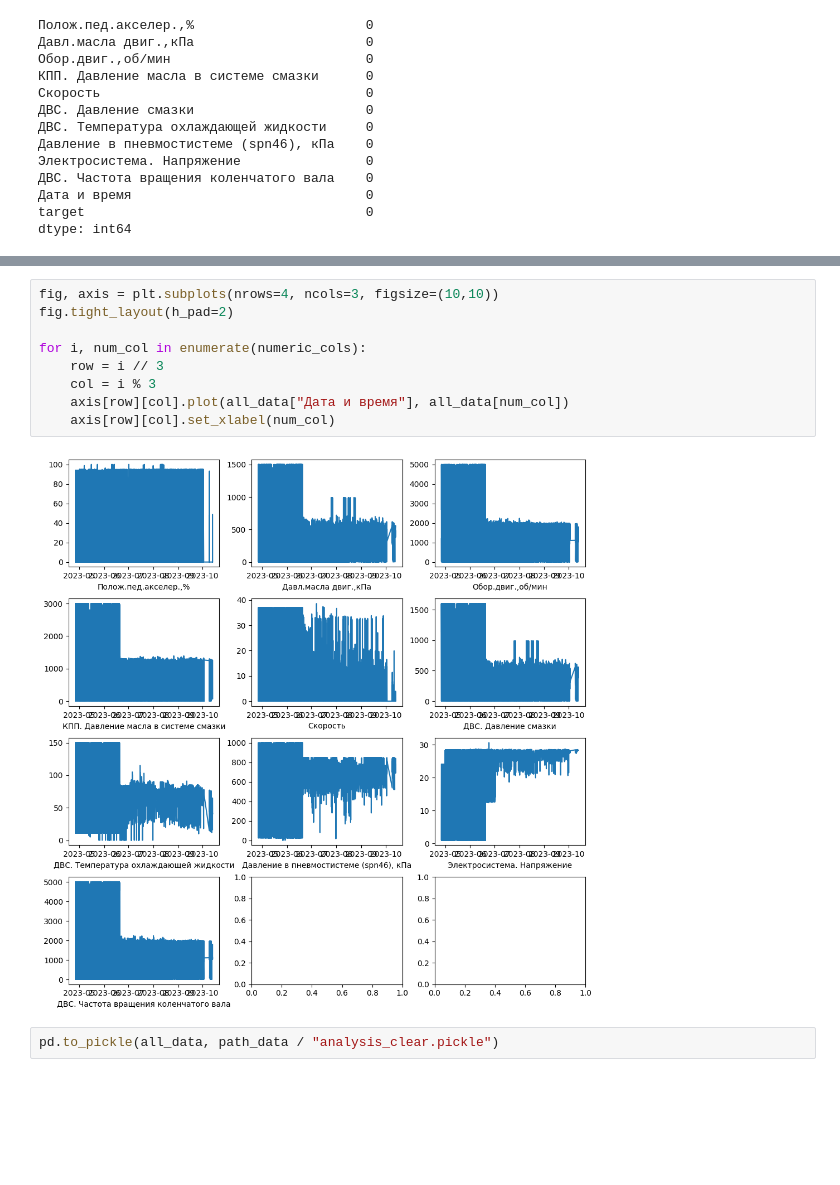
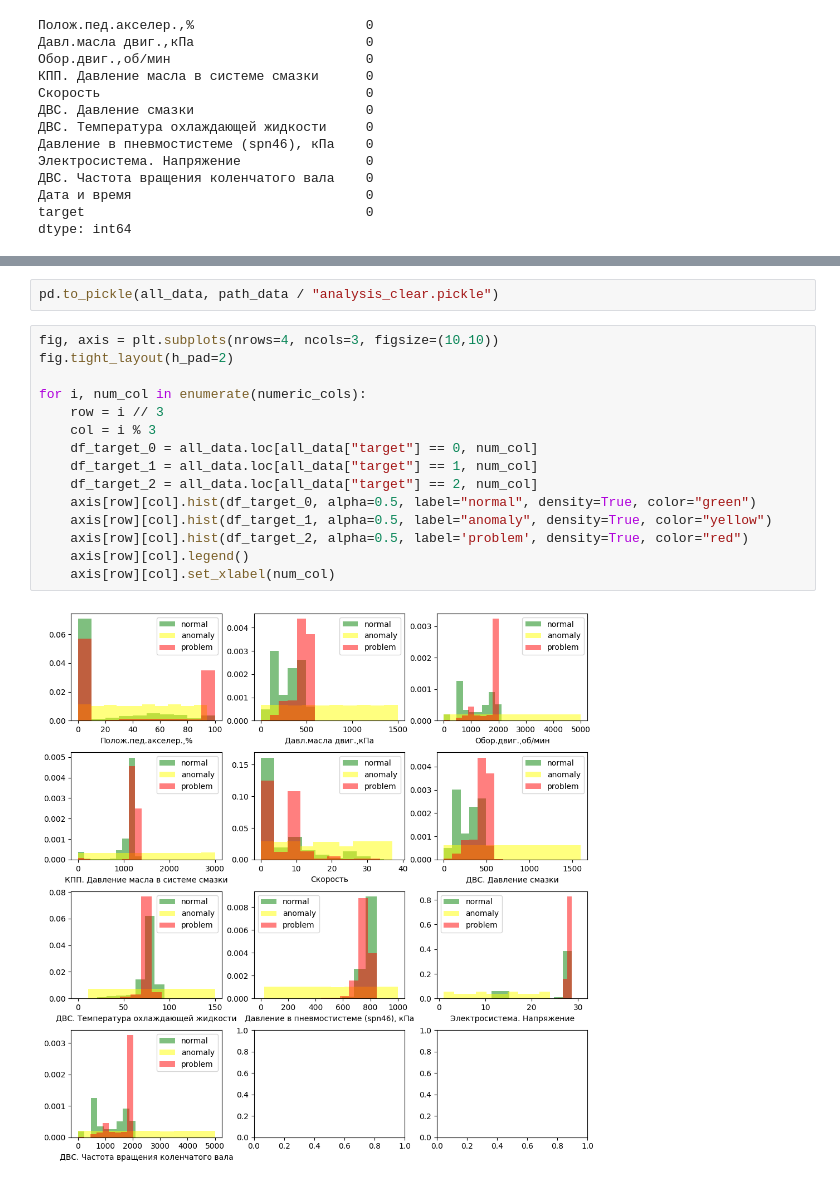
Before and after one commit to Felecort/tractor_forecasting_Hackathon, a Jupyter notebook: EDA/1_preapre_anp_data.ipynb, the cells around one changed output, grey strips where cells are left out. Cells and saved outputs as stored; diff of their text form; blank space fills up the shorter version.

```diff
--- a/EDA/1_preapre_anp_data.ipynb
+++ b/EDA/1_preapre_anp_data.ipynb
@@ -176,13 +165,19 @@ for i in range(3):
-# %%
-fig, axis = plt.subplots(nrows=4, ncols=3, figsize=(10,10))
-fig.tight_layout(h_pad=2)
-
-for i, num_col in enumerate(numeric_cols):
-    row = i // 3
-    col = i % 3
-    axis[row][col].plot(all_data["Дата и время"], all_data[num_col])
-    axis[row][col].set_xlabel(num_col)
-# %% [output]
-[figure, removed]
 # %%
 pd.to_pickle(all_data, path_data / "analysis_clear.pickle")
+# %%
+fig, axis = plt.subplots(nrows=4, ncols=3, figsize=(10,10))
+fig.tight_layout(h_pad=2)
+
+for i, num_col in enumerate(numeric_cols):
+    row = i // 3
+    col = i % 3
+    df_target_0 = all_data.loc[all_data["target"] == 0, num_col]
+    df_target_1 = all_data.loc[all_data["target"] == 1, num_col]
+    df_target_2 = all_data.loc[all_data["target"] == 2, num_col]
+    axis[row][col].hist(df_target_0, alpha=0.5, label="normal", density=True, color="green")
+    axis[row][col].hist(df_target_1, alpha=0.5, label="anomaly", density=True, color="yellow")
+    axis[row][col].hist(df_target_2, alpha=0.5, label='problem', density=True, color="red")
+    axis[row][col].legend()
+    axis[row][col].set_xlabel(num_col)
+# %% [output]
+[figure, added]
```
Also changed, not shown: parts of 3 cells of this notebook.
